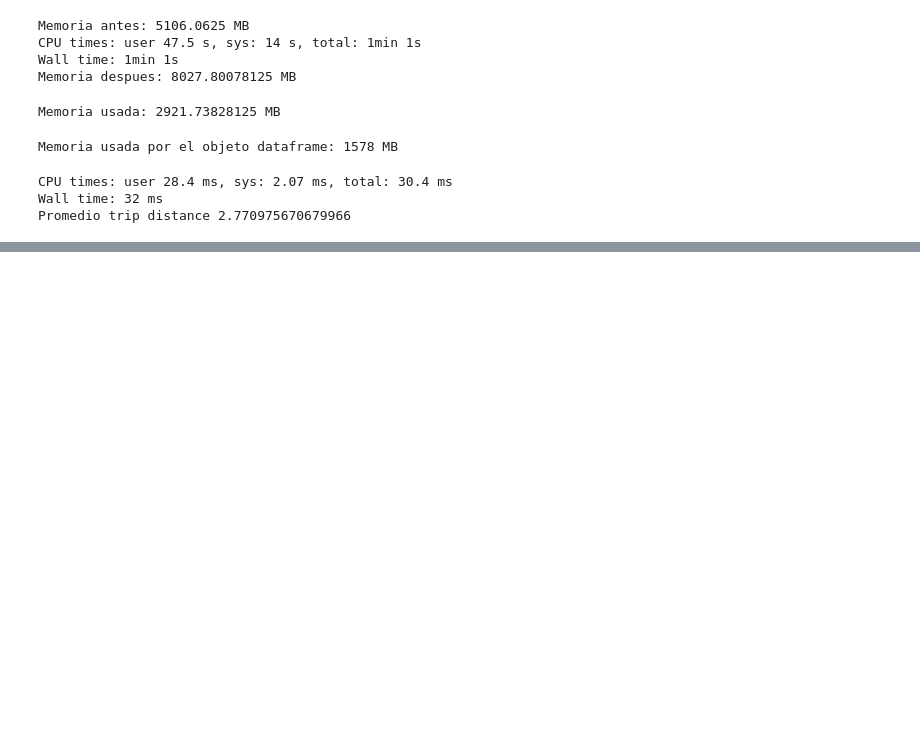
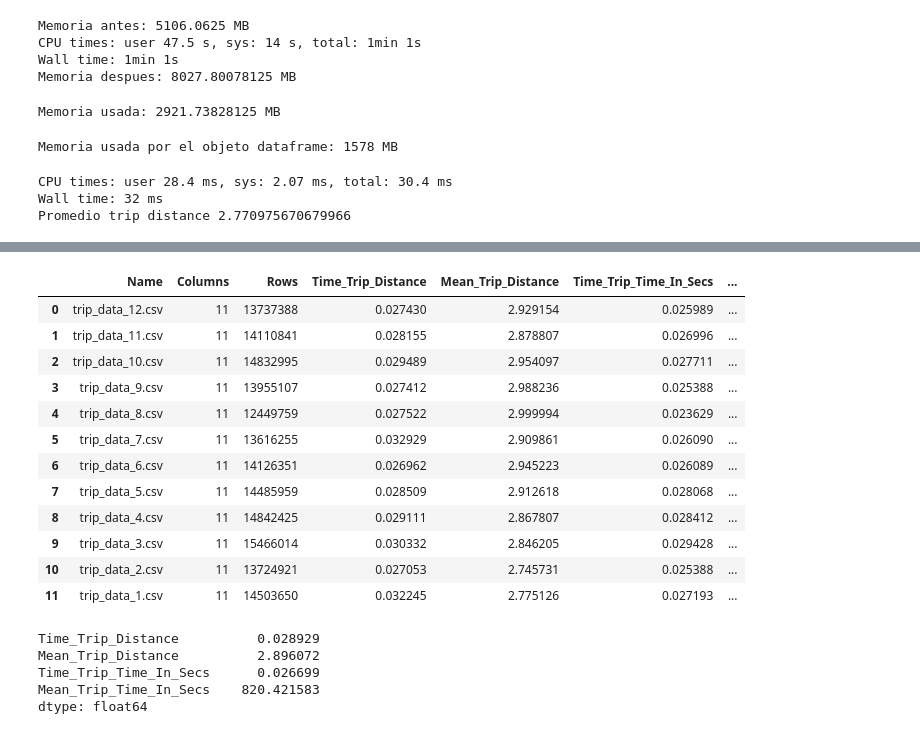
Before and after one commit to htapiagroup/sistemas-distribuidos-evaluacion-intersemestral-lomik33, a Jupyter notebook: SistDist_Examen1.ipynb, the cells around one changed output, grey strips where cells are left out. Drawn from its saved outputs; the diff is of its cells as text; code cells hidden in the pictures; blank space fills up the shorter version.

```diff
--- a/SistDist_Examen1.ipynb
+++ b/SistDist_Examen1.ipynb
@@ -202,0 +232,56 @@ Promedio trip distance 2.770975670679966
+# %%
+dfPromedios= pd.DataFrame(columns=['Name', 'Columns', 'Rows','Time_Trip_Distance','Mean_Trip_Distance','Time_Trip_Time_In_Secs','Mean_Trip_Time_In_Secs'])
+# %%
+def leer_archivo_limpio(fileName):
+  !gzip -dc < "/content/gdrive/My Drive/Colab Notebooks/trip_data_1.csv.gz" > "/content/trip_data_1.csv"
+  fileNameExtract=fileName.replace(".gz","")
+  plantillaGzip='gzip -dc "/content/gdrive/My Drive/Colab Notebooks/'+ fileName+'" > '+ fileNameExtract
+  os.system(plantillaGzip)
+  data=dd.read_csv(file,low_memory=False, parse_dates=True,dtype={'trip_distance': 'float64','trip_time_in_secs': 'int64', 'medallion': 'str', 'passenger_count': 'int64','pickup_longitude': 'float64','pickup_latitude':'float64','dropoff_longitude': 'float64', 'dropoff_latitude':'float64'}).compute() # se carga a dataset de dask
+  os.system('rm '+fileNameExtract)
+  return data
+# %%
+files =[plantilla.format(month) for month in range(1,13)]
+# %%
+#Proceso de lectura de archivo .gzip con datos limpios para optimizar memoria y disco se descomprimen, se procesa, y se borra el archivo
+for file in files:
+  df=leer_archivo_limpio(file)
+  t_start = time.time()
+  mean_trip_distance=df['trip_distance'].mean()
+  t_end = time.time()
+  time_trip_distance=t_end-t_start
+  t_start = time.time()
+  mean_trip_time_in_secs=df['trip_time_in_secs'].mean()
+  t_end = time.time()
+  time_trip_time_in_secs=t_end-t_start
+  total_rows=len(df.axes[0])
+  total_cols=len(df.axes[1])
+  new_row=pd.DataFrame({'Name' : file , 'Columns' : total_cols, 'Rows':total_rows,
+                        'Time_Trip_Distance':time_trip_distance,'Mean_Trip_Distance':mean_trip_distance,'Time_Trip_Time_In_Secs':time_trip_time_in_secs,
+                        'Mean_Trip_Time_In_Secs':mean_trip_time_in_secs},index=[0])
+  dfPromedios=pd.concat([new_row,dfPromedios]).reset_index(drop=True)
+dfPromedios
+# %% [output]
+|  | Name | Columns | Rows | Time_Trip_Distance | Mean_Trip_Distance | Time_Trip_Time_In_Secs | ... |
+| 0 | trip_data_12.csv | 11 | 13737388 | 0.027430 | 2.929154 | 0.025989 | ... |
+| 1 | trip_data_11.csv | 11 | 14110841 | 0.028155 | 2.878807 | 0.026996 | ... |
+| 2 | trip_data_10.csv | 11 | 14832995 | 0.029489 | 2.954097 | 0.027711 | ... |
+| 3 | trip_data_9.csv | 11 | 13955107 | 0.027412 | 2.988236 | 0.025388 | ... |
+| 4 | trip_data_8.csv | 11 | 12449759 | 0.027522 | 2.999994 | 0.023629 | ... |
+| 5 | trip_data_7.csv | 11 | 13616255 | 0.032929 | 2.909861 | 0.026090 | ... |
+| 6 | trip_data_6.csv | 11 | 14126351 | 0.026962 | 2.945223 | 0.026089 | ... |
+| 7 | trip_data_5.csv | 11 | 14485959 | 0.028509 | 2.912618 | 0.028068 | ... |
+| 8 | trip_data_4.csv | 11 | 14842425 | 0.029111 | 2.867807 | 0.028412 | ... |
+| 9 | trip_data_3.csv | 11 | 15466014 | 0.030332 | 2.846205 | 0.029428 | ... |
+| 10 | trip_data_2.csv | 11 | 13724921 | 0.027053 | 2.745731 | 0.025388 | ... |
+| 11 | trip_data_1.csv | 11 | 14503650 | 0.032245 | 2.775126 | 0.027193 | ... |
+# %%
+#A)Indicar el tiempo que tarda en obtener el promedio de la distancia de viaje (trip_distance)
+#B)Indicar el tiempo que tarda en obtener el promedio de la duracion de viaje (trip_time_in_secs)
+dfPromedios.mean()
+# %% [output]
+Time_Trip_Distance          0.028929
+Mean_Trip_Distance          2.896072
+Time_Trip_Time_In_Secs      0.026699
+Mean_Trip_Time_In_Secs    820.421583
+dtype: float64
```
Also changed, not shown: parts of 52 cells of this notebook.
